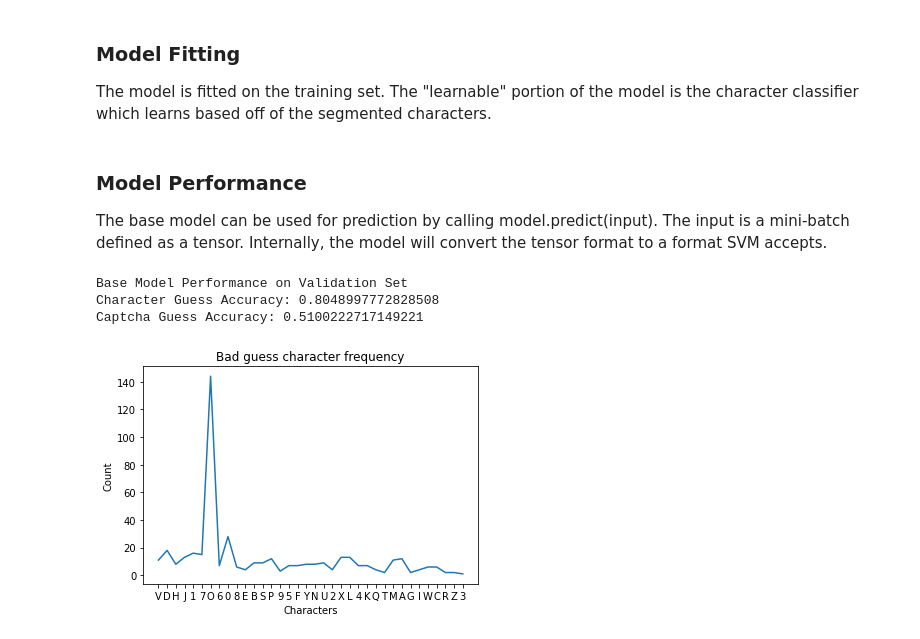
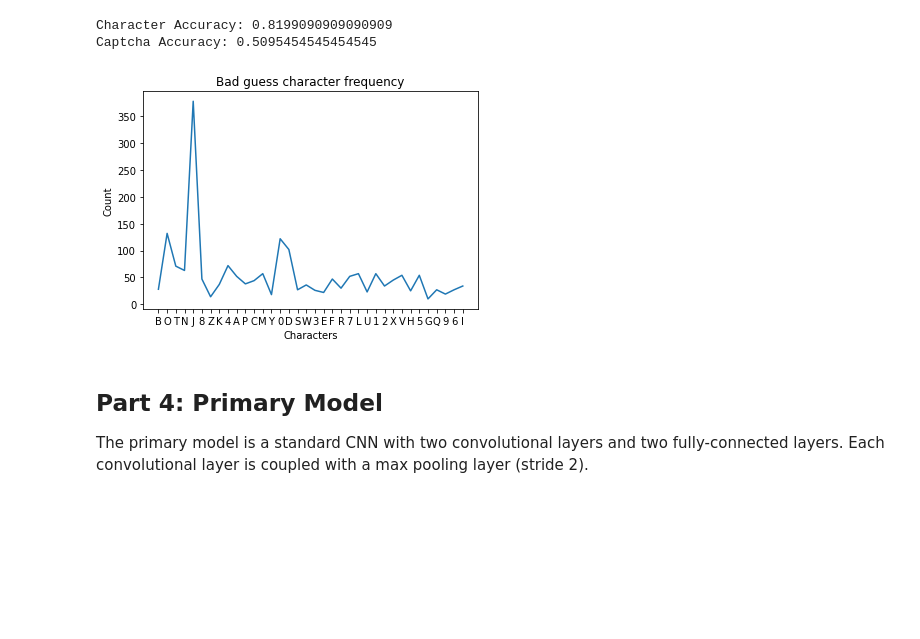
Before and after one commit to natanleung/APS360-captcha-bypass, a Jupyter notebook: captcha.ipynb, the cells around one changed output. Drawn from its saved outputs; the diff is of its cells as text; code cells hidden in the pictures; blank space fills up the shorter version.

```diff
--- a/captcha.ipynb
+++ b/captcha.ipynb
@@ -232,7 +230,7 @@ def segmentimage(image,narrow):
 
     return boxes
 # %%
-def getcharacterimages(images, showsegments=False, filterBadSegmentation=False):
+def getcharacterimages(images, showsegments=False, filterBadSegmentation=False, imgsize=80):
   characters=[]
   for i in range (0,len(images)):
     imageraw = images[i]
@@ -272,7 +270,7 @@ def getcharacterimages(images, showsegments=False, filterBadSegmentation=False):
         char=cv2.copyMakeBorder(char, int ((width-height)/2),int ((width-height)/2), 0, 0,cv2.BORDER_CONSTANT,value=1)
       if (height>width):
         char=cv2.copyMakeBorder(char,0,0, int ((height-width)/2), int ((height-width)/2),cv2.BORDER_CONSTANT,value=1)
-      char = cv2.resize(char, dsize=(28, 28), interpolation=cv2.INTER_CUBIC)
+      char = cv2.resize(char, dsize=(imgsize, imgsize), interpolation=cv2.INTER_CUBIC)
       char=torch.Tensor(char)
       charactersset.append(char)
       cv2.rectangle(imageboxes,(x,y),(x+w,y+h),0,1)
@@ -334,7 +334,7 @@ class BaseModel:
 
     for images, labels in dataloader:
 
-      segmented_captchas = getcharacterimages(images)
+      segmented_captchas = getcharacterimages(images, imgsize=28)
 
       # Iterate over each captcha
       for i in range(len(segmented_captchas)):
@@ -353,7 +353,7 @@ class BaseModel:
     self.classifier.fit(input_acc, labels_acc)
 
   def predict(self, images):
-    segmented_captchas = getcharacterimages(images)
+    segmented_captchas = getcharacterimages(images, imgsize=28)
 
     output = []
     for captcha in segmented_captchas:
@@ -368,19 +368,11 @@ class BaseModel:
       output.append(out_captcha)
 
     return torch.tensor(output)
-# %% [markdown]
-### Model Fitting
-
-The model is fitted on the training set. The "learnable" portion of the model is the character classifier which learns based off of the segmented characters.
 # %%
 model = BaseModel()
-train, valid, test = get_data_loaders(dataset, 100)
+train_small, valid_small, test_small = get_data_loaders(dataset, 100, 3000)
 
-model.fit_classifier(train)
+model.fit_classifier(train_small)
-# %% [markdown]
-### Model Performance
-
-The base model can be used for prediction by calling model.predict(input). The input is a mini-batch defined as a tensor. Internally, the model will convert the tensor format to a format SVM accepts.
 # %%
 def evaluate_base_model(dataloader):
 
@@ -445,11 +437,13 @@ def evaluate_base_model(dataloader):
   plt.ylabel("Count")
   plt.xticks(x_values, bad_guess_character_set)
   plt.show()
-# %%
-print("Base Model Performance on Validation Set")
-acc = evaluate_base_model(valid)
-# %% [output]
-Base Model Performance on Validation Set
-Character Guess Accuracy: 0.8048997772828508
-Captcha Guess Accuracy: 0.5100222717149221
-[figure, removed]
+# %%
+evaluate_base_model(valid)
+# %% [output]
+Character Accuracy: 0.8199090909090909
+Captcha Accuracy: 0.5095454545454545
+[figure, added]
+# %% [markdown]
+## **Part 4: Primary Model**
+
+The primary model is a standard CNN with two convolutional layers and two fully-connected layers. Each convolutional layer is coupled with a max pooling layer (stride 2).
```
Also changed, not shown: parts of 34 cells of this notebook, 5 other files.
